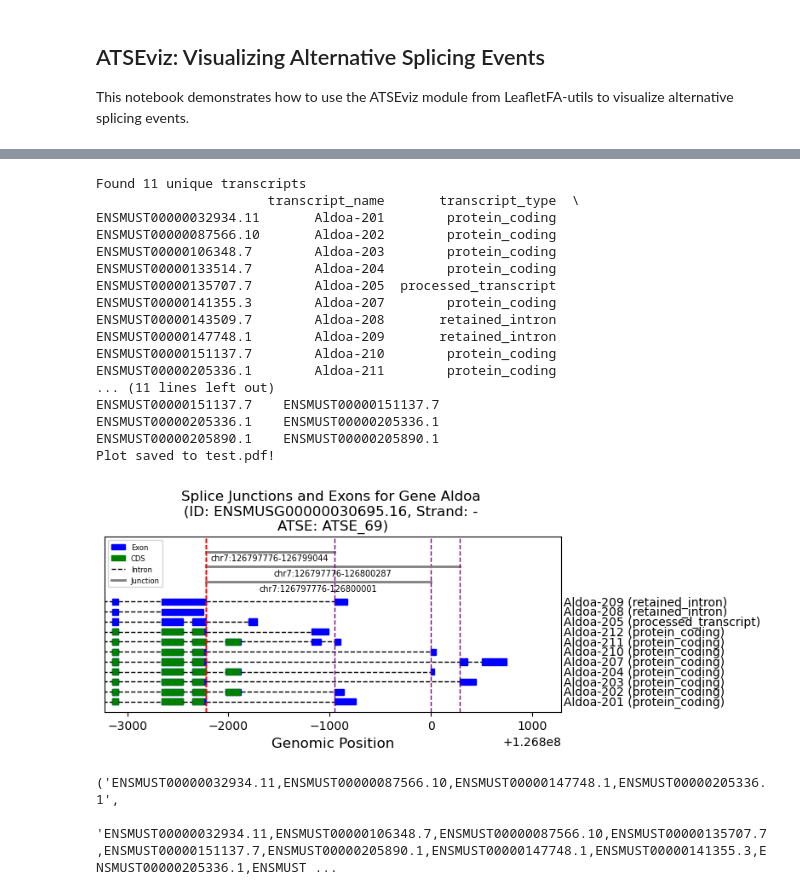
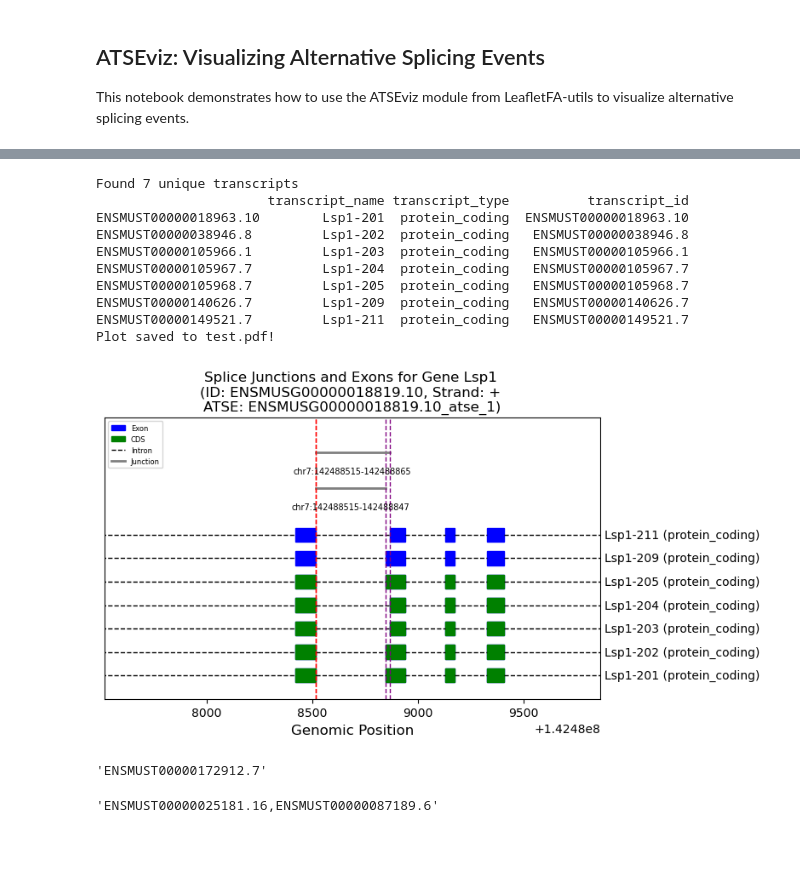
Before and after one commit to daklab/ATSEmapper, a Jupyter notebook: examples/visualization_examples/visualize_atses.ipynb, the cells around one changed output, grey strips where cells are left out. Cells and saved outputs as stored; diff of their text form; code cells hidden in the pictures; blank space fills up the shorter version.

```diff
--- a/examples/visualization_examples/visualize_atses.ipynb
+++ b/examples/visualization_examples/visualize_atses.ipynb
@@ -32,8 +31,11 @@ db_file = "/gpfs/commons/home/kisaev/LeafletFA-utils/examples/LeafletFA_ATSE_map
 db = gffutils.FeatureDB(db_file, keep_order=True)
 # %%
 # Visualize random ATSEs
-p=pd.read_csv("/gpfs/commons/home/kisaev/LeafletFA-utils/LeafletFA_ATSE_mapper_output_20250426_155744/atse_events_20250426-161546.tsv.gz", sep="\t")
+p=pd.read_csv("/gpfs/commons/home/kisaev/LeafletFA-utils/examples/LeafletFA_ATSE_mapper_output_20250510_134235/atse_events_20250510-134928.tsv.gz", sep="\t")
 atse_event = p.sample(1)["event_id"].values[0]
+print(f"The atse event is: {atse_event}")
+
+atse_event = "ENSMUSG00000018819.10_atse_1"
 
 # Create a copy of the subset to avoid SettingWithCopyWarning
 juncs = p[p["event_id"] == atse_event].copy()
@@ -76,53 +82,49 @@ transcript_data = fetch_transcripts_and_annotations(db, unique_transcripts)
 conversions = {}
 for t in transcript_data.keys():
     transcript_id = transcript_data[t]["transcript_id"]
     transcript_name = transcript_data[t]["transcript_name"]
     transcript_type = transcript_data[t]["transcript_type"]
     conversions[transcript_id] = {
         "transcript_name": transcript_name,
         "transcript_type": transcript_type,
         "transcript_id": transcript_id
     }
 
 # convert to dataframe
 conversions_df = pd.DataFrame.from_dict(conversions, orient='index')
 print(conversions_df)
 
 # Plot the junctions/transcripts involved in the ATSE
 region_start, region_end = determine_region_boundaries(splice_junctions)
 plot_exons_and_junctions(db, atse_event, transcript_data, splice_junctions, region_start, region_end,
-                         base_width=8, trans_height=0.2, show_usage=False, show_junc_lines=True, filename="test.pdf")
+                         base_width=8, trans_height=0.5, show_usage=False, show_junc_lines=True, filename="test.pdf")
 
 # TO-DO:
 # - Return plot as a plot object that users can add additional things to... matplotlib object? ax... concatenate...
 # - Feed in OG Leafcutter Intron Clusters... via intron cluster table...
 # - Feed in the Junction by Sample Table as input to junction annoation... BED file with extra columns...
 # - Similar to isoform plots, implement the intron scaling thing
 # - VIsulize multiple ATSEs per gene wuld be nice
 # - Test on BigBrain bulk RNA-seq files
 # - Test on EasySci junctions
 # - sQTLs or other SNPs would be nice to visualize...
 # %% [output]
-Found 11 unique transcripts
-                      transcript_name       transcript_type  \
-ENSMUST00000032934.11       Aldoa-201        protein_coding
-ENSMUST00000087566.10       Aldoa-202        protein_coding
-ENSMUST00000106348.7        Aldoa-203        protein_coding
-ENSMUST00000133514.7        Aldoa-204        protein_coding
-ENSMUST00000135707.7        Aldoa-205  processed_transcript
-ENSMUST00000141355.3        Aldoa-207        protein_coding
-ENSMUST00000143509.7        Aldoa-208       retained_intron
-ENSMUST00000147748.1        Aldoa-209       retained_intron
-ENSMUST00000151137.7        Aldoa-210        protein_coding
-ENSMUST00000205336.1        Aldoa-211        protein_coding
-... (11 lines left out)
-ENSMUST00000151137.7    ENSMUST00000151137.7
-ENSMUST00000205336.1    ENSMUST00000205336.1
-ENSMUST00000205890.1    ENSMUST00000205890.1
+Found 7 unique transcripts
+                      transcript_name transcript_type          transcript_id
+ENSMUST00000018963.10        Lsp1-201  protein_coding  ENSMUST00000018963.10
+ENSMUST00000038946.8         Lsp1-202  protein_coding   ENSMUST00000038946.8
+ENSMUST00000105966.1         Lsp1-203  protein_coding   ENSMUST00000105966.1
+ENSMUST00000105967.7         Lsp1-204  protein_coding   ENSMUST00000105967.7
+ENSMUST00000105968.7         Lsp1-205  protein_coding   ENSMUST00000105968.7
+ENSMUST00000140626.7         Lsp1-209  protein_coding   ENSMUST00000140626.7
+ENSMUST00000149521.7         Lsp1-211  protein_coding   ENSMUST00000149521.7
 Plot saved to test.pdf!
-[figure, old version]
+[figure, new version]
 # %%
-juncs.iloc[2]["perfect_match_5_prime"], juncs.iloc[2]["perfect_match_3_prime"]
+juncs.iloc[0]["perfect_match_3_prime"]
 # %% [output]
-('ENSMUST00000032934.11,ENSMUST00000087566.10,ENSMUST00000147748.1,ENSMUST00000205336.1',
- 'ENSMUST00000032934.11,ENSMUST00000106348.7,ENSMUST00000087566.10,ENSMUST00000135707.7,ENSMUST00000151137.7,ENSMUST00000205890.1,ENSMUST00000147748.1,ENSMUST00000141355.3,ENSMUST00000205336.1,ENSMUST ...
+'ENSMUST00000172912.7'
+# %%
+juncs.iloc[1]["perfect_match_3_prime"]
+# %% [output]
+'ENSMUST00000025181.16,ENSMUST00000087189.6'
```
Also changed, not shown: parts of 3 cells of this notebook, 6 other files.
